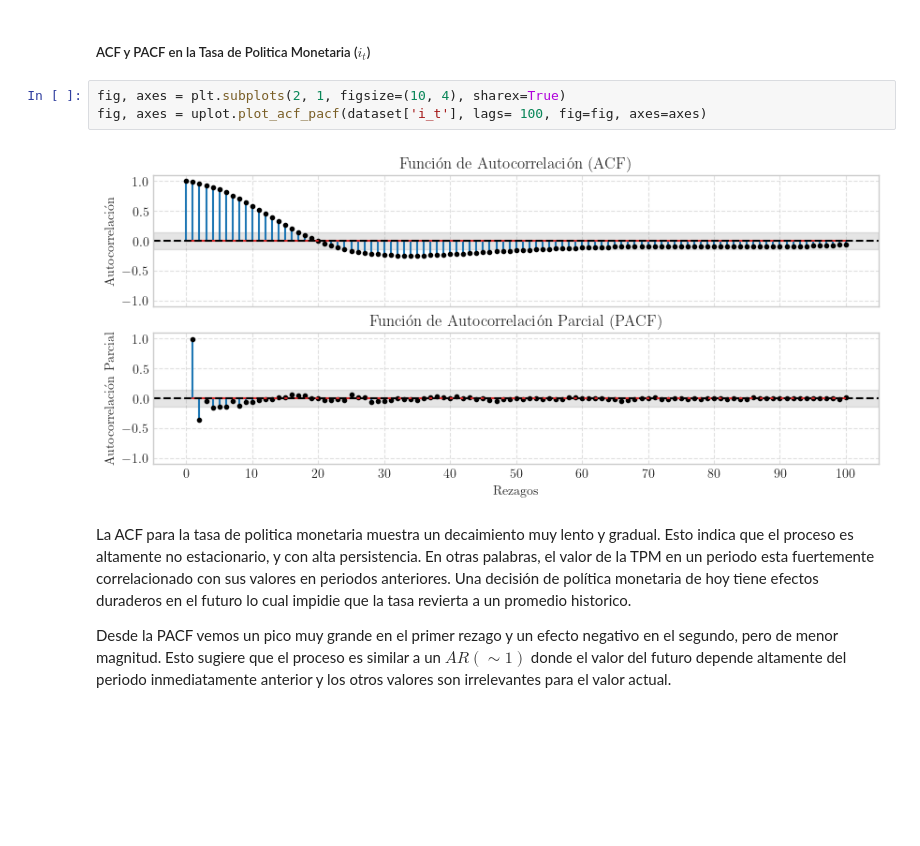
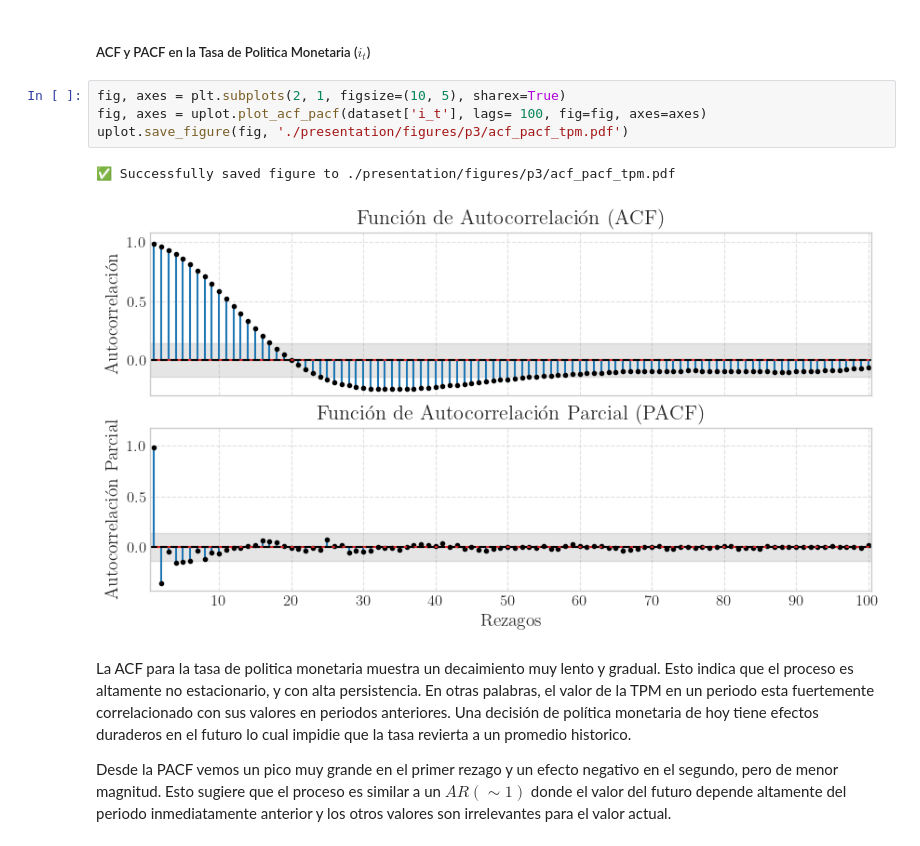
Before and after one commit to ensta630team/HW1---Python, a Jupyter notebook: presentation/notebooks/pregunta_3.ipynb, the cells around one changed output. Cells and saved outputs as stored; diff of their text form; blank space fills up the shorter version.

```diff
--- a/presentation/notebooks/pregunta_3.ipynb
+++ b/presentation/notebooks/pregunta_3.ipynb
@@ -76,10 +84,12 @@ Desde el PACF podemos observar que hasta el rezago $\sim 12$ existe significanci
 # %% [markdown]
 ##### ACF y PACF en la Tasa de Politica Monetaria ($i_t$)
 # %%
-fig, axes = plt.subplots(2, 1, figsize=(10, 4), sharex=True)
+fig, axes = plt.subplots(2, 1, figsize=(10, 5), sharex=True)
 fig, axes = uplot.plot_acf_pacf(dataset['i_t'], lags= 100, fig=fig, axes=axes)
+uplot.save_figure(fig, './presentation/figures/p3/acf_pacf_tpm.pdf')
 # %% [output]
+✅ Successfully saved figure to ./presentation/figures/p3/acf_pacf_tpm.pdf
-[figure, old version]
+[figure, new version]
 # %% [markdown]
 La ACF para la tasa de politica monetaria muestra un decaimiento muy lento y gradual. Esto indica que el proceso es altamente no estacionario, y con alta persistencia. En otras palabras, el valor de la TPM en un periodo esta fuertemente correlacionado con sus valores en periodos anteriores. Una decisión de política monetaria de hoy tiene efectos duraderos en el futuro lo cual impidie que la tasa revierta a un promedio historico.
 
```
Also changed, not shown: parts of 14 cells of this notebook, 15 other files.
